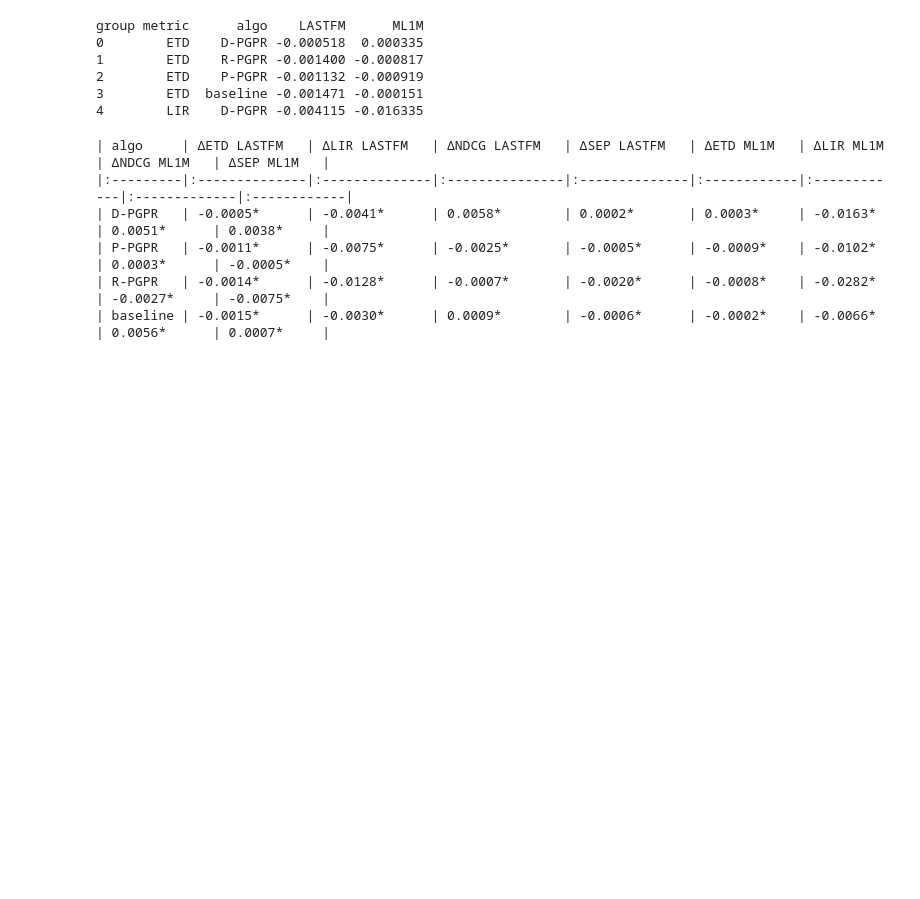
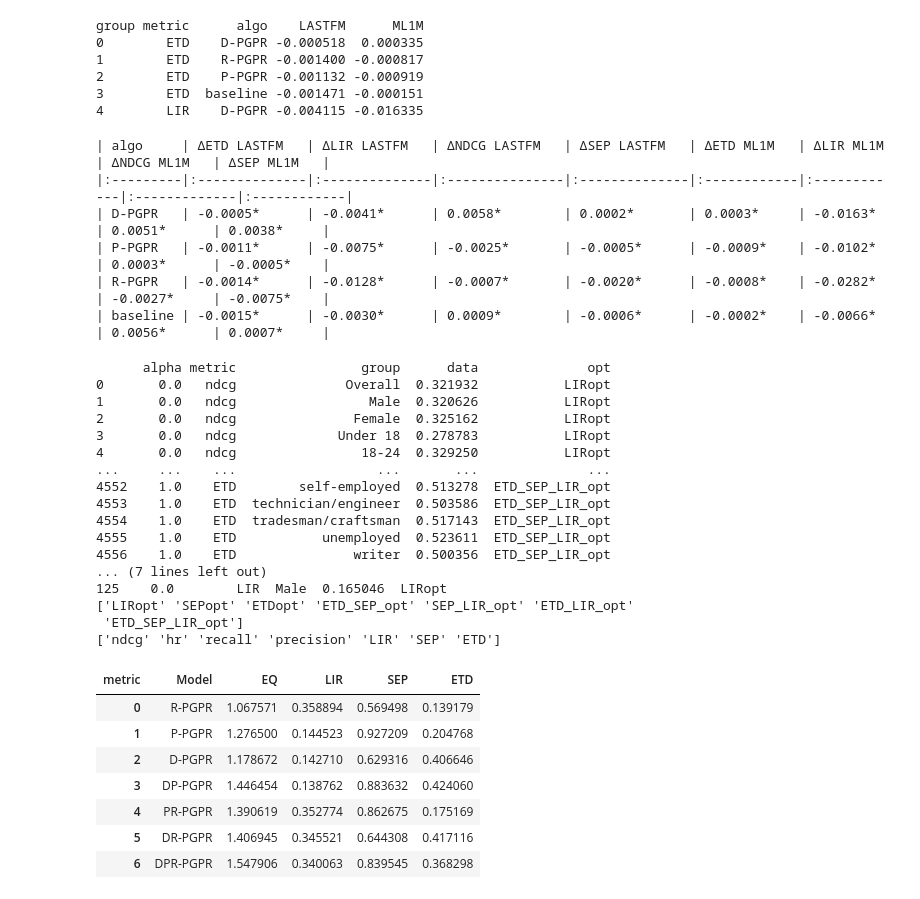
Before and after one commit to vinzentbeer/assignment-recsys, a Jupyter notebook: REPORT/experiments_temp.ipynb, the cells around one changed output. Drawn from its saved outputs; the diff is of its cells as text; code cells hidden in the pictures; blank space fills up the shorter version.

Commit message:
rewrite table 5 based on previous function

```diff
--- a/REPORT/experiments_temp.ipynb
+++ b/REPORT/experiments_temp.ipynb
@@ -609,0 +662,29 @@ print(formatted_table)
+# %%
+exp_quality_ml1m_gender_delta = get_explanation_quality_gender_delta("ML1M", LIRopt_ml1m, SEPopt_ml1m, ETDopt_ml1m, ETD_SEP_opt_ml1m, SEP_LIR_opt_ml1m, ETD_LIR_opt_ml1m, ETD_SEP_LIR_opt_ml1m)
+exp_quality_ml1m_gender_delta
+# %% [output]
+      alpha metric                group      data              opt
+0       0.0   ndcg              Overall  0.321932           LIRopt
+1       0.0   ndcg                 Male  0.320626           LIRopt
+2       0.0   ndcg               Female  0.325162           LIRopt
+3       0.0   ndcg             Under 18  0.278783           LIRopt
+4       0.0   ndcg                18-24  0.329250           LIRopt
+...     ...    ...                  ...       ...              ...
+4552    1.0    ETD        self-employed  0.513278  ETD_SEP_LIR_opt
+4553    1.0    ETD  technician/engineer  0.503586  ETD_SEP_LIR_opt
+4554    1.0    ETD  tradesman/craftsman  0.517143  ETD_SEP_LIR_opt
+4555    1.0    ETD           unemployed  0.523611  ETD_SEP_LIR_opt
+4556    1.0    ETD               writer  0.500356  ETD_SEP_LIR_opt
+... (7 lines left out)
+125    0.0        LIR  Male  0.165046  LIRopt
+['LIRopt' 'SEPopt' 'ETDopt' 'ETD_SEP_opt' 'SEP_LIR_opt' 'ETD_LIR_opt'
+ 'ETD_SEP_LIR_opt']
+['ndcg' 'hr' 'recall' 'precision' 'LIR' 'SEP' 'ETD']
+| metric | Model | EQ | LIR | SEP | ETD |
+| 0 | R-PGPR | 1.067571 | 0.358894 | 0.569498 | 0.139179 |
+| 1 | P-PGPR | 1.276500 | 0.144523 | 0.927209 | 0.204768 |
+| 2 | D-PGPR | 1.178672 | 0.142710 | 0.629316 | 0.406646 |
+| 3 | DP-PGPR | 1.446454 | 0.138762 | 0.883632 | 0.424060 |
+| 4 | PR-PGPR | 1.390619 | 0.352774 | 0.862675 | 0.175169 |
+| 5 | DR-PGPR | 1.406945 | 0.345521 | 0.644308 | 0.417116 |
+| 6 | DPR-PGPR | 1.547906 | 0.340063 | 0.839545 | 0.368298 |
```
Also changed, not shown: parts of 4 cells of this notebook.
